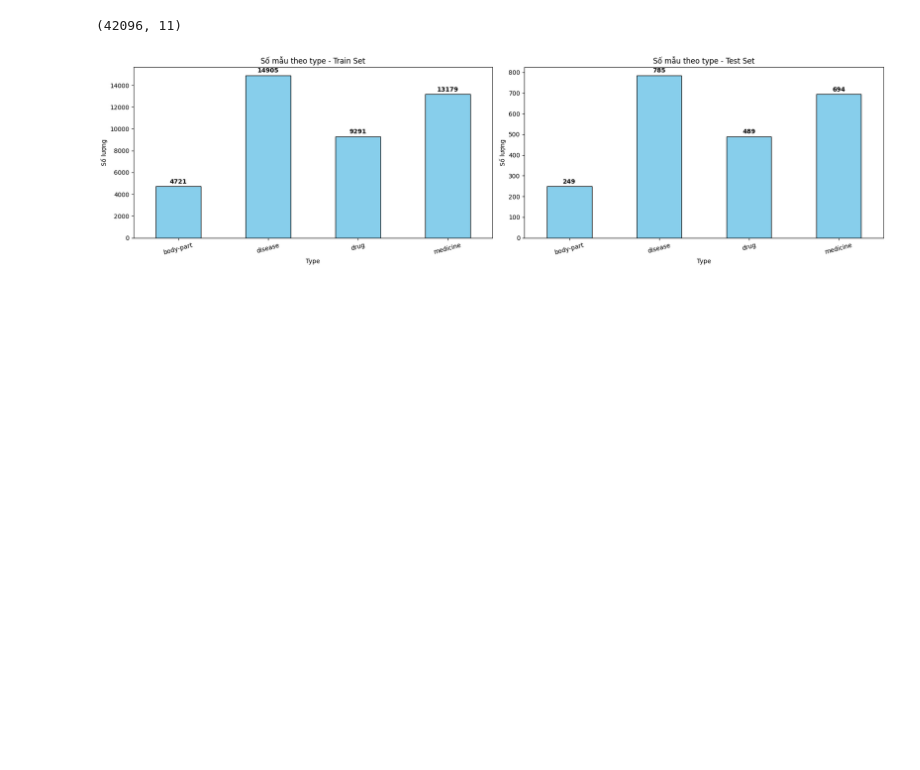
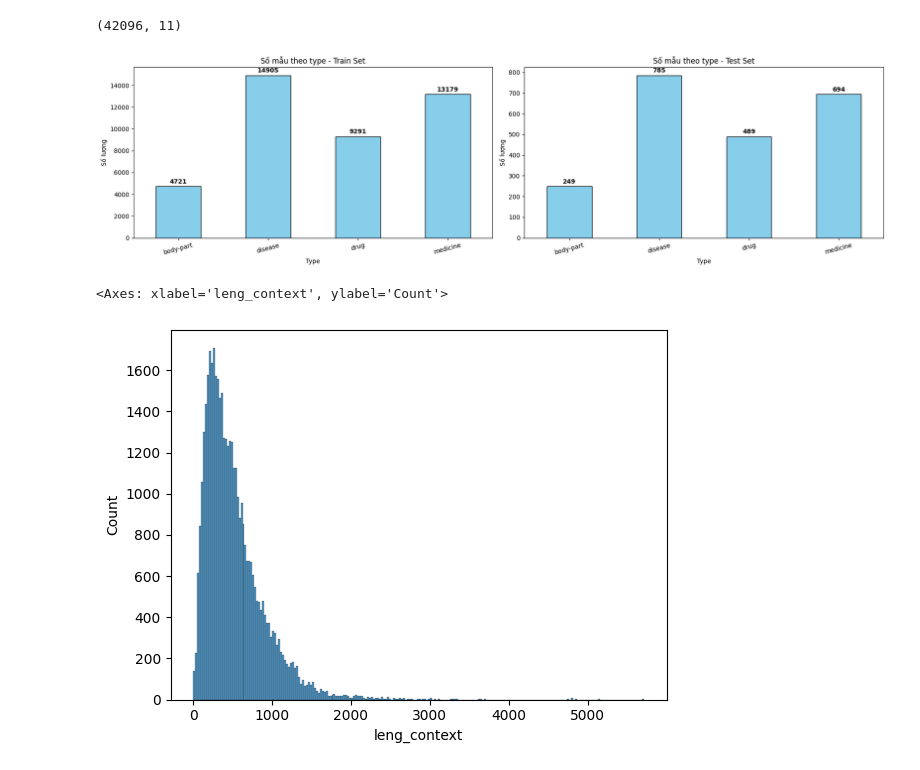
Before and after one commit to baduyne/Medical-Consultant, a Jupyter notebook: Data/eda_data.ipynb, the cells around one changed output. Cells and saved outputs as stored; diff of their text form; code cells hidden in the pictures; blank space fills up the shorter version.

```diff
--- a/Data/eda_data.ipynb
+++ b/Data/eda_data.ipynb
@@ -145,3 +145,13 @@ merged_train.shape
 draw_all_plots([statis(merged_train), statis(test_ds)], ['Train Set', 'Test Set'])
 # %% [output]
 [figure]
+# %%
+merged_train["leng_context"] = merged_train["context"].apply(lambda x: len(x))
+merged_train["leng_answer"] = merged_train["answer"].apply(lambda x: len(x))
+merged_train["leng_question"] = merged_train["question"].apply(lambda x: len(x))
+
+
+sns.histplot(merged_train, x = "leng_context")
+# %% [output]
+<Axes: xlabel='leng_context', ylabel='Count'>
+[figure, added]
```
Also changed, not shown: parts of 3 cells of this notebook, 8 other files.
